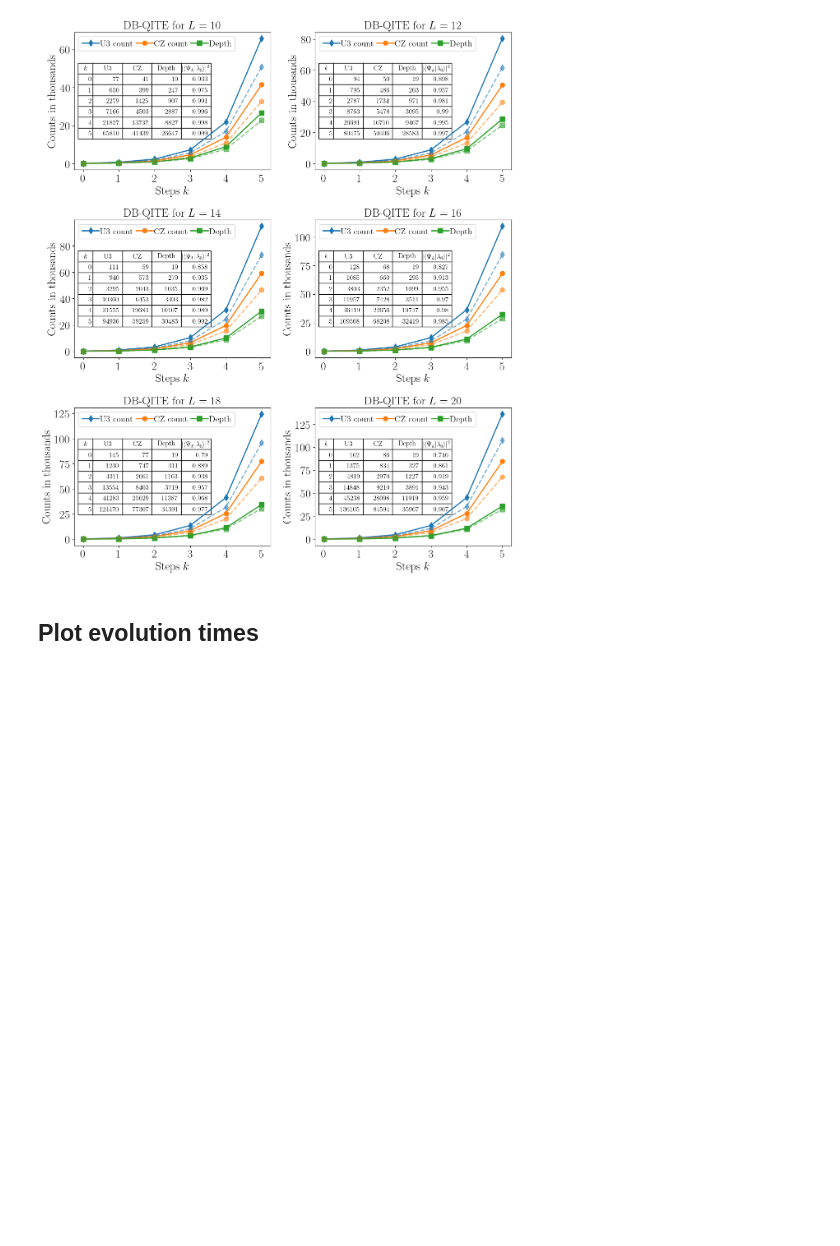
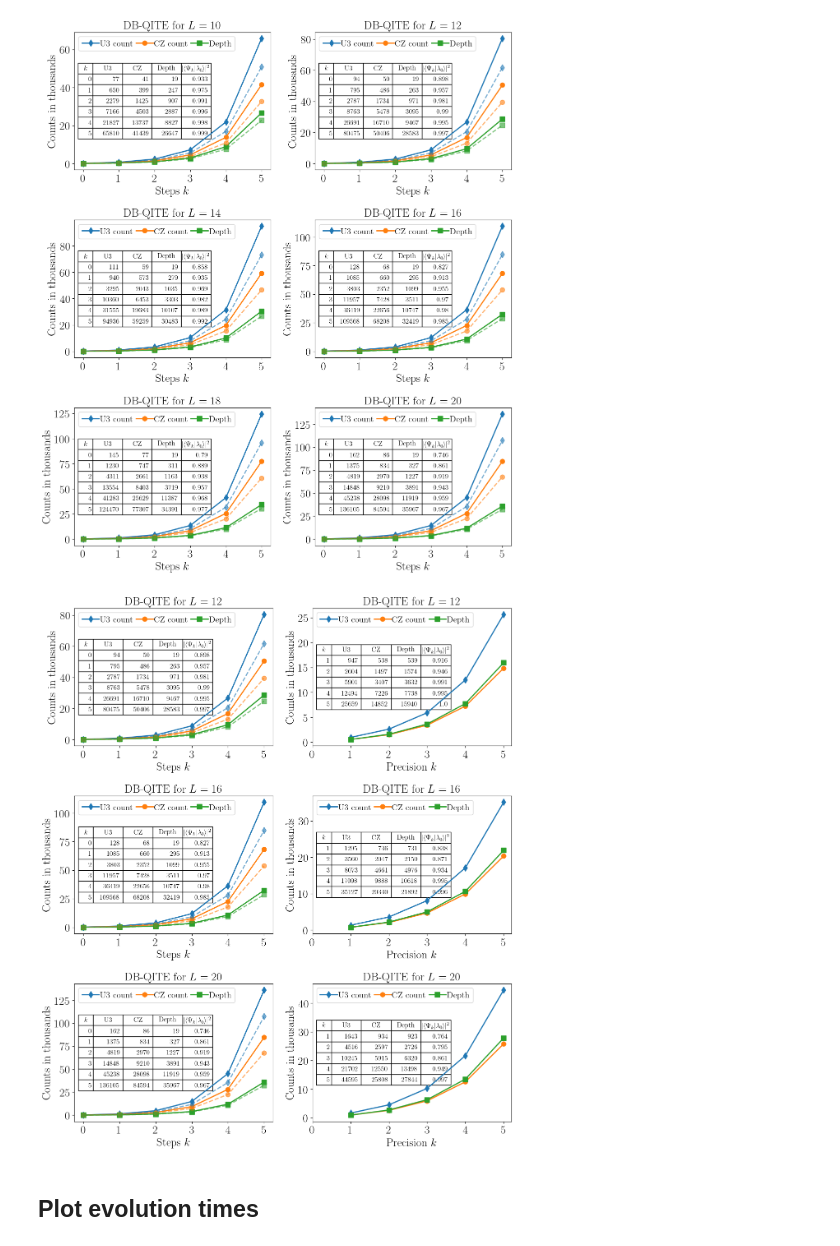
Before and after one commit to renezander90/DB-QITE, a Jupyter notebook: DB-QITE-PRL/generate_plots_PRL.ipynb, the cells around one changed output. Cells and saved outputs as stored; diff of their text form; code cells hidden in the pictures; blank space fills up the shorter version.

Commit message:
Addded QITE vs QPE circuit data plot

```diff
--- a/DB-QITE-PRL/generate_plots_PRL.ipynb
+++ b/DB-QITE-PRL/generate_plots_PRL.ipynb
@@ -402,6 +478,28 @@ plt.tight_layout()
 plt.show()
 # %% [output]
 [figure]
+# %%
+run_param_rc(20)
+
+# Create a figure with 6 subplots (3 rows, 2 columns)
+fig, ((ax_10, ax_12), (ax_14, ax_16), (ax_18, ax_20)) = plt.subplots(3, 2,
+                                             figsize=(12, 14),
+                                             #figsize=(10, 10),
+                                             gridspec_kw={"width_ratios": [1, 1], "height_ratios": [1,1,1]})
+
+type = "VQE"
+generate_circuit_plots_QITE(ax_10,12, type=type)
+generate_circuit_plots_QPE(ax_12,12, type=type)
+generate_circuit_plots_QITE(ax_14,16, type=type)
+generate_circuit_plots_QPE(ax_16,16, type=type)
+generate_circuit_plots_QITE(ax_18,20, type=type)
+generate_circuit_plots_QPE(ax_20,20, type=type)
+
+plt.tight_layout()
+plt.savefig("plots/QITE_QPE_Heisenberg_circuits.pdf")
+plt.show()
+# %% [output]
+[figure, added]
 # %% [markdown]
 ## Plot evolution times
 # %%
```
Also changed, not shown: parts of 2 cells of this notebook, 1 other file.
